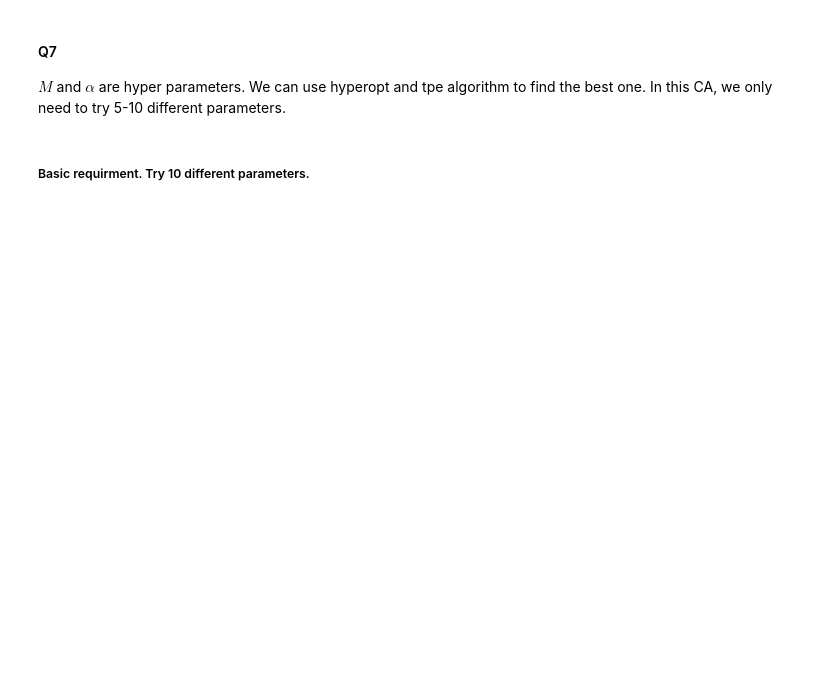
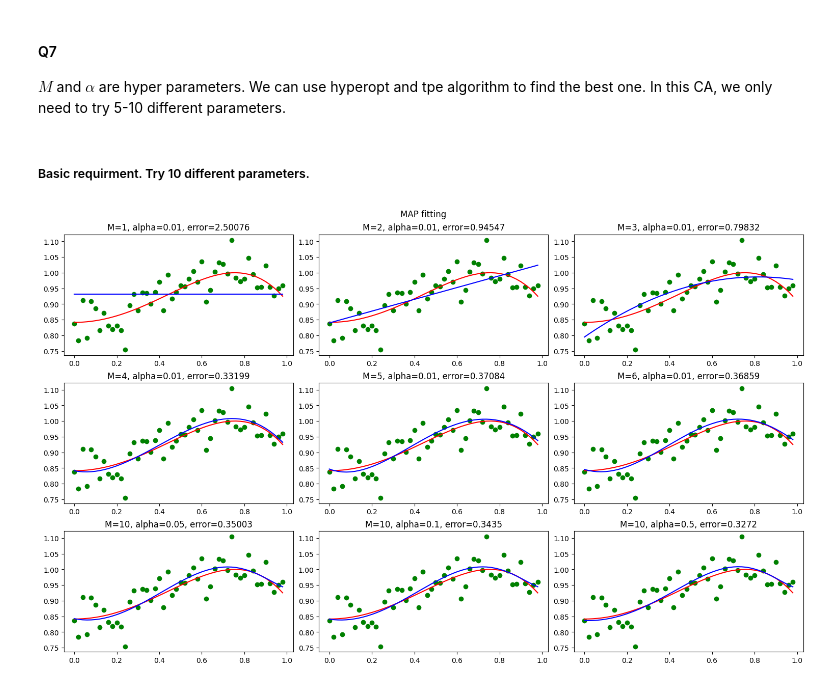
Before and after one commit to Observe-l/Msc_course, a Jupyter notebook: EE5907/CA/EE5907_CA1.ipynb, the cells around one changed output. Drawn from its saved outputs; the diff is of its cells as text; code cells hidden in the pictures; blank space fills up the shorter version.

```diff
--- a/EE5907/CA/EE5907_CA1.ipynb
+++ b/EE5907/CA/EE5907_CA1.ipynb
@@ -47,10 +53,10 @@ In our case, $y$ is $t$. $\alpha$ is standard deiation of $w$, $\beta$ is standa
 # Global parameter M and N. Let alpha = 0.05
 LEN_M = 4
 LEN_N = len(x)
-ALPHA = 0.1
+ALPHA = 0.2
 # Generate X and t
 x_m = np.array([np.power(x,i) for i in range(LEN_M)]).reshape(LEN_M,LEN_N).T
-t = y_s.reshape(LEN_N,1)
+t = y_noisy.reshape(LEN_N,1)
 print(f'The shape of X is:{x_m.shape}\nThe shape of t is:{t.shape}')
 # %% [output]
 The shape of X is:(50, 4)
@@ -88,23 +94,50 @@ $M$ and $\alpha$ are hyper parameters. We can use hyperopt and tpe algorithm to
 ##### Basic requirment. Try 10 different parameters.
 # %%
 # define the MAP calculation function
-def MAP_fitting(x:np.ndarray, y:np.ndarray, alpha:float, m:int)->np.ndarray:
+def MAP_fitting(x:np.ndarray, y_noisy:np.ndarray, alpha:float, m:int)->np.ndarray:
     n = len(x)
     # Generate X and t
     mx = np.array([np.power(x,i) for i in range(m)]).reshape(m,n).T
-    t = y.reshape(n,1)
+    t = y_noisy.reshape(n,1)
     # Calculate W
-    tmp_w = linalg.inv((np.dot(mx.T,mx)+(ALPHA/BETA)*np.identity(m)))
-    w = np.dot(np.dot(tmp_w,mx.T),t)
+    tmp_w = np.linalg.inv((np.dot(mx.T,mx)+(alpha/BETA)*np.identity(m)))
+    MAP_w = np.dot(np.dot(tmp_w,mx.T),t)
     # Return back the parameter w
-    return w
+    return MAP_w
+
 # Calculate the absolute error
-def error_abs(w:np.ndarray, x:np.ndarray, y:np.ndarray) -> float:
+def MAP_error(w:np.ndarray, x:np.ndarray, y:np.ndarray) -> tuple[float, np.ndarray]:
     m = len(w)
     n = len(x)
     # Generate X
     mx = np.array([np.power(x,i) for i in range(m)]).reshape(m,n).T
     # Estimate y
-    y_est = np.dot(w,mx)
+    y_est = np.dot(mx,w)
     # return the error
-    return float(np.sum(np.abs(y-y_est)))
+    return float(np.sum(np.abs(y.reshape(n,1)-y_est))), y_est
+
+# x is our time series, y is the original data, y_noisy is the noisy data
+def MAP_plt(x:np.ndarray, y:np.ndarray,y_noisy:np.ndarray, m_list:list, alpha_list:list):
+    row_num = math.ceil(len(m_list)/3)
+    col_num = 3
+    fig, axs = plt.subplots(row_num,col_num, figsize=(15,9), constrained_layout=True)
+    for ax, m, alpha in zip(axs.flatten(), m_list, alpha_list):
+        # Calculate result
+        MAP_w = MAP_fitting(x, y_noisy, alpha, m)
+        error, y_est = MAP_error(MAP_w, x, y)
+        ax.set_title(f'M={m}, alpha={alpha}, error={round(error,5)}')
+        # plot function
+        ax.plot(x, y, 'r-')
+        ax.scatter(x, y_noisy,color='green')
+        ax.plot(x, y_est, 'b-')
+    fig.suptitle('MAP fitting')
+
+m_list= [1,2,3,\
+         4,5,6,\
+         10,10,10]
+alpha_list = [0.01, 0.01, 0.01, \
+              0.01, 0.01, 0.01, \
+              0.05, 0.1, 0.5]
+MAP_plt(x,y,y_noisy,m_list,alpha_list)
+# %% [output]
+[figure, added]
```
Also changed, not shown: parts of 28 cells of this notebook.
